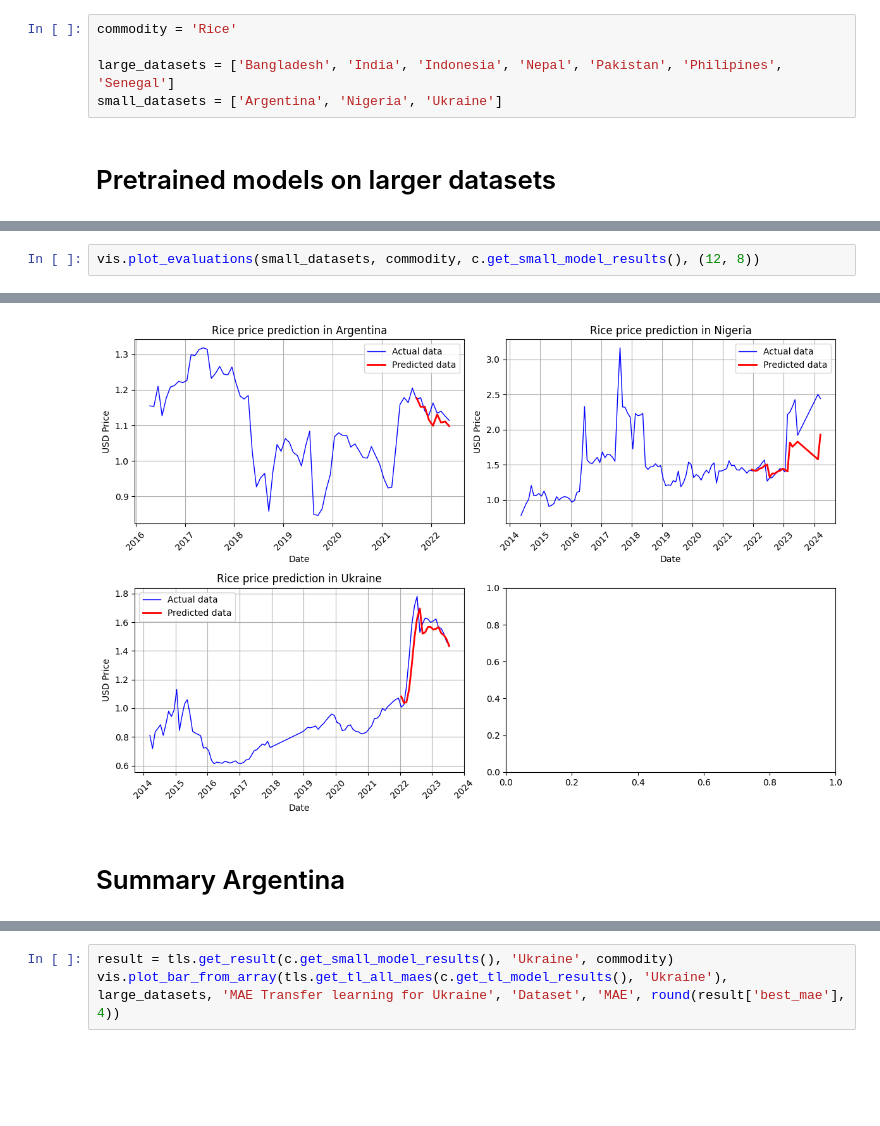
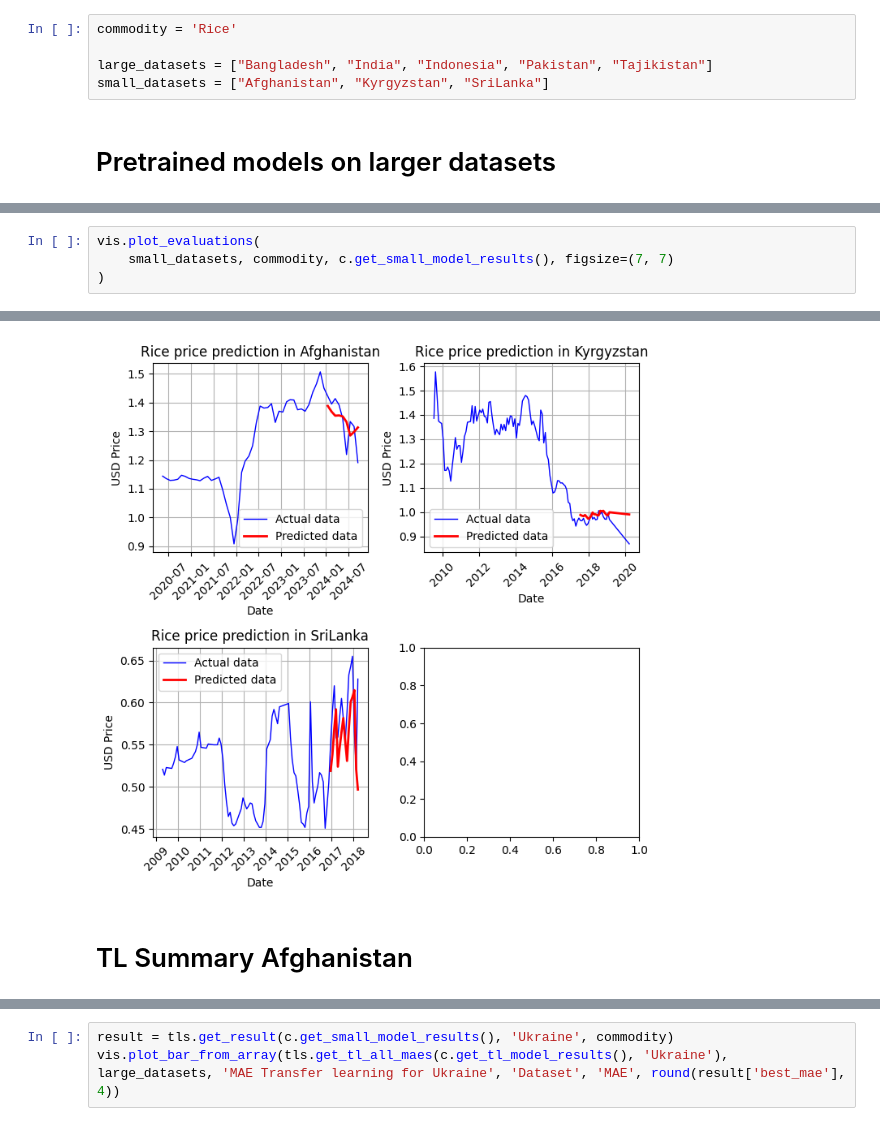
Before and after one commit to JanaJankovic/transfer-learning, a Jupyter notebook: src/model.ipynb, the cells around one changed output, grey strips where cells are left out. Saved outputs shown, nothing was run; the diff lists cells and outputs as text; blank space fills up the shorter version.

```diff
--- a/src/model.ipynb
+++ b/src/model.ipynb
@@ -25,8 +25,8 @@ importlib.reload(m)
 # %%
 commodity = 'Rice'
 
-large_datasets = ['Bangladesh', 'India', 'Indonesia', 'Nepal', 'Pakistan', 'Philipines', 'Senegal']
-small_datasets = ['Argentina', 'Nigeria', 'Ukraine']
+large_datasets = ["Bangladesh", "India", "Indonesia", "Pakistan", "Tajikistan"]
+small_datasets = ["Afghanistan", "Kyrgyzstan", "SriLanka"]
 # %% [markdown]
 # Pretrained models on larger datasets
 # %%
@@ -53,3 +65,5 @@ vis.plot_bar_from_array(tls.get_all_maes(c.get_small_model_results()), small_dat
 # %%
-vis.plot_evaluations(small_datasets, commodity, c.get_small_model_results(), (12, 8))
+vis.plot_evaluations(
+    small_datasets, commodity, c.get_small_model_results(), figsize=(7, 7)
+)
 # %% [output]
@@ -59,3 +73,3 @@ vis.plot_evaluations(small_datasets, commodity, c.get_small_model_results(), (12
-[figure, old version]
+[figure, new version]
 # %% [markdown]
-# Summary Argentina
+# TL Summary Afghanistan
```
Also changed, not shown: parts of 19 cells of this notebook, 3 other files.
